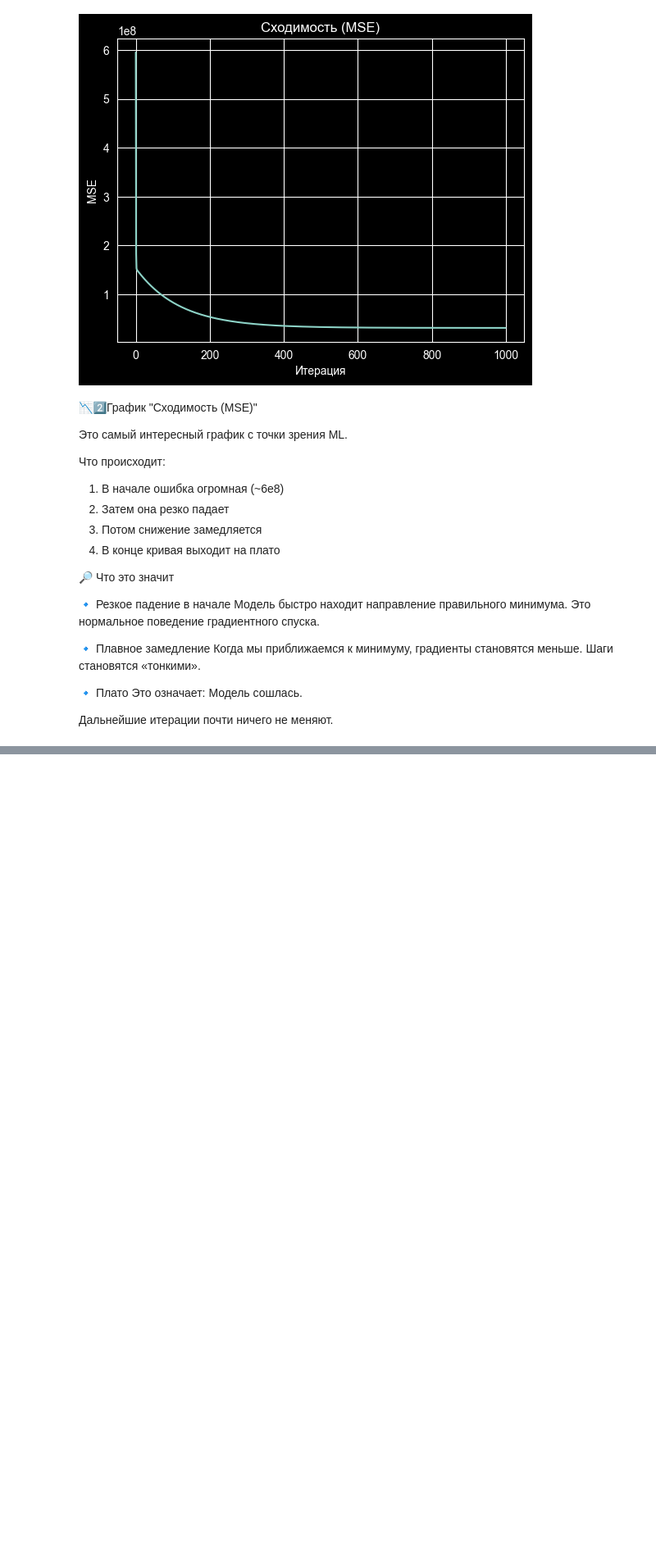
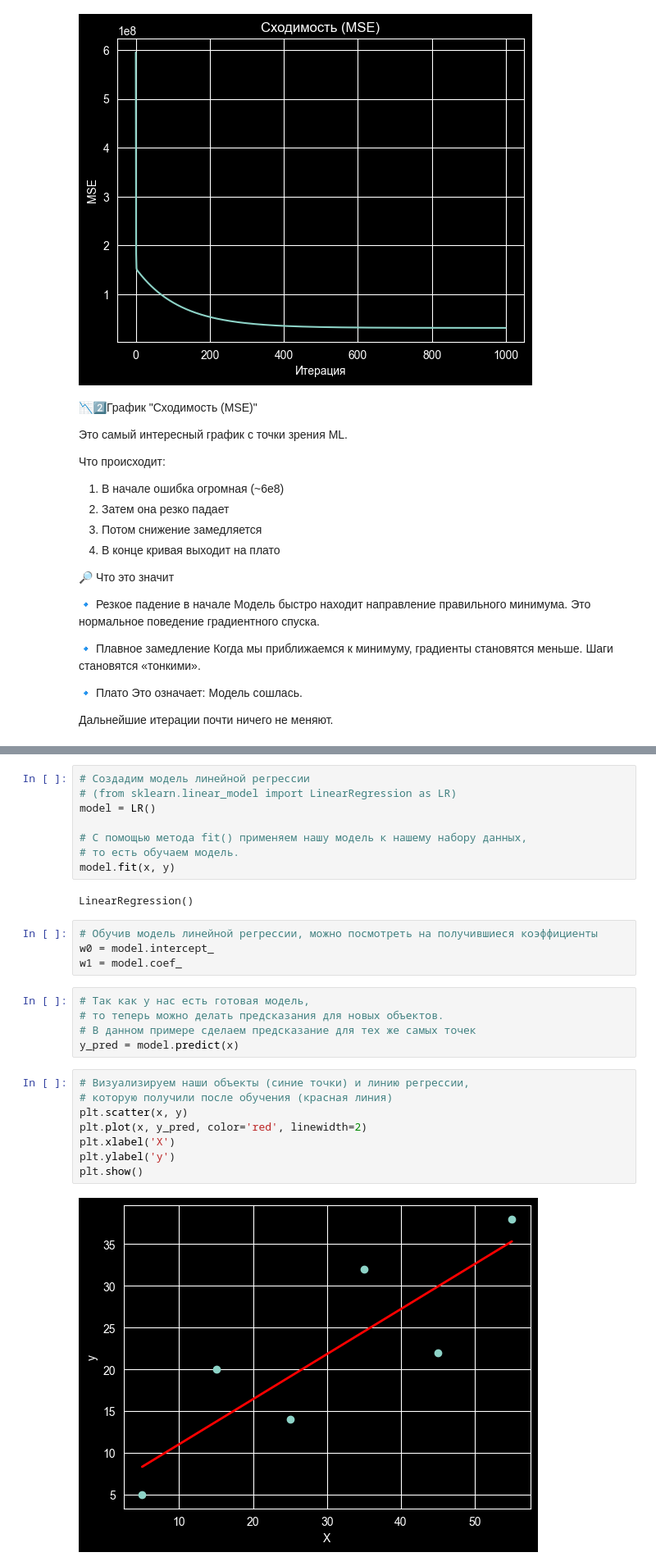
Before and after one commit to IgorPont/mephi_homework_tasks, a Jupyter notebook: homework_tasks/ml/linear_regression_problem.ipynb, the cells around one changed output, grey strips where cells are left out. Shown at 82% size. Cells and saved outputs as stored; diff of their text form; blank space fills up the shorter version.

```diff
--- a/homework_tasks/ml/linear_regression_problem.ipynb
+++ b/homework_tasks/ml/linear_regression_problem.ipynb
@@ -231,0 +259,29 @@ plt.show()
+# %%
+# Создадим модель линейной регрессии
+# (from sklearn.linear_model import LinearRegression as LR)
+model = LR()
+
+# С помощью метода fit() применяем нашу модель к нашему набору данных,
+# то есть обучаем модель.
+model.fit(x, y)
+# %% [output]
+LinearRegression()
+# %%
+# Обучив модель линейной регрессии, можно посмотреть на получившиеся коэффициенты
+w0 = model.intercept_
+w1 = model.coef_
+# %%
+# Так как у нас есть готовая модель,
+# то теперь можно делать предсказания для новых объектов.
+# В данном примере сделаем предсказание для тех же самых точек
+y_pred = model.predict(x)
+# %%
+# Визуализируем наши объекты (синие точки) и линию регрессии,
+# которую получили после обучения (красная линия)
+plt.scatter(x, y)
+plt.plot(x, y_pred, color='red', linewidth=2)
+plt.xlabel('X')
+plt.ylabel('y')
+plt.show()
+# %% [output]
+[figure, added]
```
Also changed, not shown: parts of 6 cells of this notebook.
